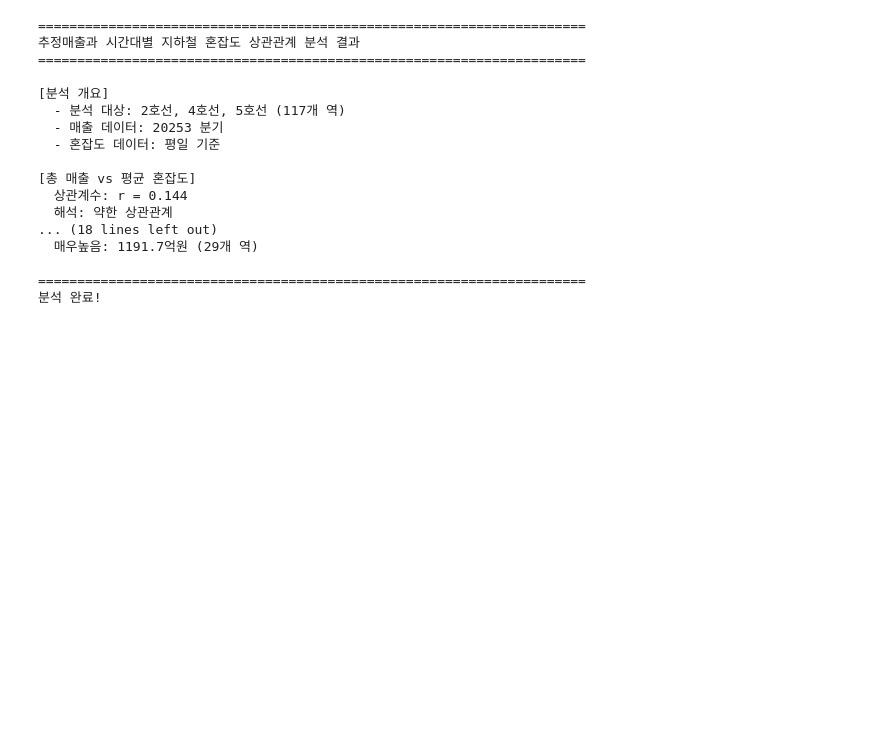
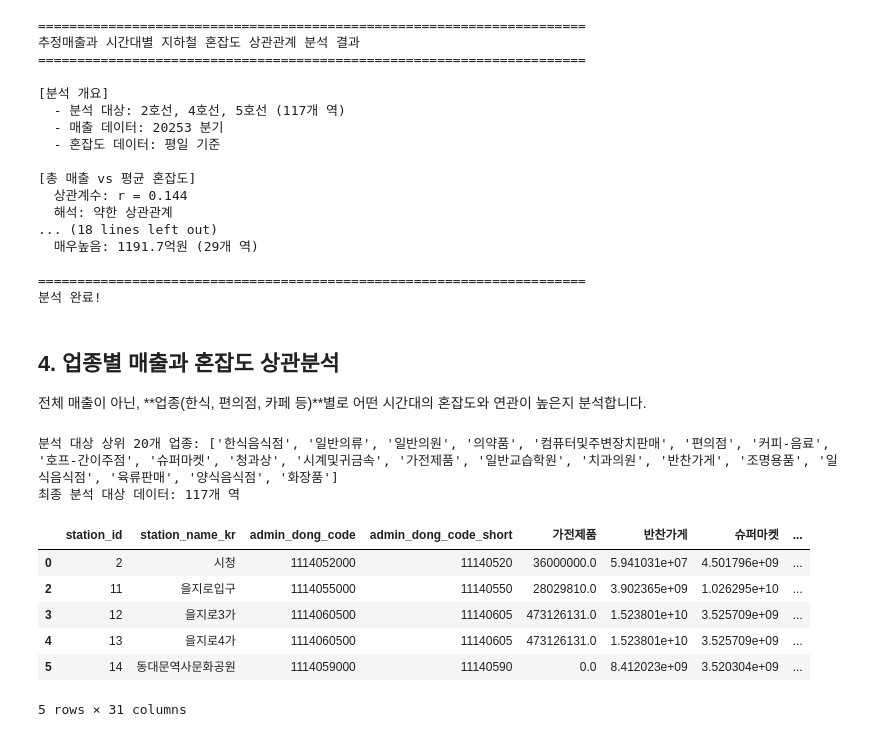
Before and after one commit to yeiloow/subway-congestion-analysis, a Jupyter notebook: notebooks/추정매출_혼잡도_상관분석.ipynb, the cells around one changed output. Saved outputs shown, nothing was run; the diff lists cells and outputs as text; code cells hidden in the pictures; blank space fills up the shorter version.

```diff
--- a/notebooks/추정매출_혼잡도_상관분석.ipynb
+++ b/notebooks/추정매출_혼잡도_상관분석.ipynb
@@ -12,6 +12,7 @@
 3. 매출과 혼잡도 간 상관관계 분석
 4. 업종별 매출 패턴과 혼잡도 관계
 # %%
+from huggingface_hub import hf_hub_download
 import sqlite3
 import pandas as pd
 import numpy as np
@@ -23,7 +24,17 @@ from IPython.display import display
 import warnings
 warnings.filterwarnings('ignore')
 
-DB_PATH = "../db/subway.db"
+repo_id = "alrq/subway"       # 데이터셋 리포지토리 ID
+filename = "db/subway.db"     # 리포지토리 내 파일 경로
+local_dir = "."               # 다운로드 받을 로컬 기본 경로 (이 경우 ./db/subway.db 로 저장됨)
+# 파일 다운로드
+# local_dir을 지정하면 리포지토리의 폴더 구조를 유지하며 파일을 저장합니다.
+DB_PATH = hf_hub_download(
+    repo_id=repo_id,
+    filename=filename,
+    repo_type="dataset",
+    local_dir=local_dir
+)
 
 def get_connection():
     return sqlite3.connect(DB_PATH)
@@ -636,3 +647,46 @@ print("분석 완료!")
 
 ======================================================================
 분석 완료!
+# %% [markdown]
+## 4. 업종별 매출과 혼잡도 상관분석
+
+전체 매출이 아닌, **업종(한식, 편의점, 카페 등)**별로 어떤 시간대의 혼잡도와 연관이 높은지 분석합니다.
+# %%
+# 1. 업종별로 매출 집계
+industry_revenue = df_revenue_latest.groupby(['admin_dong_code_short', 'service_type_name'])['month_sales_amt'].sum().reset_index()
+
+# 2. 주요 업종 선정 (매출 총액 기준 상위 20개)
+top_industries = industry_revenue.groupby('service_type_name')['month_sales_amt'].sum().sort_values(ascending=False).head(20).index.tolist()
+print(f"분석 대상 상위 20개 업종: {top_industries}")
+
+# 3. 피벗 테이블 생성 (행: 행정동, 열: 업종별 매출)
+industry_pivot = industry_revenue[industry_revenue['service_type_name'].isin(top_industries)].pivot(
+    index='admin_dong_code_short',
+    columns='service_type_name',
+    values='month_sales_amt'
+).fillna(0)
+
+# 4. 역 정보와 병합
+# 하나의 역이 여러 행정동에 걸쳐있을 수 있으므로, 역 단위로 평균/합계를 내거나 해야 하는데,
+# 여기서는 '역-행정동' 매핑 테이블(station_dong)을 기준으로 병합합니다.
+station_industry_sales = station_dong.merge(industry_pivot, on='admin_dong_code_short', how='left')
+
+# 5. 혼잡도 데이터와 병합
+# station_id를 기준으로 혼잡도 데이터 병합
+analysis_df = station_industry_sales.merge(congestion_by_time, on='station_id', how='inner')
+
+# 결측치 처리 (매출 데이터가 없는 역 제외)
+analysis_df = analysis_df.dropna(subset=top_industries)
+
+print(f"최종 분석 대상 데이터: {len(analysis_df)}개 역")
+display(analysis_df.head())
+# %% [output]
+분석 대상 상위 20개 업종: ['한식음식점', '일반의류', '일반의원', '의약품', '컴퓨터및주변장치판매', '편의점', '커피-음료', '호프-간이주점', '슈퍼마켓', '청과상', '시계및귀금속', '가전제품', '일반교습학원', '치과의원', '반찬가게', '조명용품', '일식음식점', '육류판매', '양식음식점', '화장품']
+최종 분석 대상 데이터: 117개 역
+|  | station_id | station_name_kr | admin_dong_code | admin_dong_code_short | 가전제품 | 반찬가게 | 슈퍼마켓 | ... |
+| 0 | 2 | 시청 | 1114052000 | 11140520 | 36000000.0 | 5.941031e+07 | 4.501796e+09 | ... |
+| 2 | 11 | 을지로입구 | 1114055000 | 11140550 | 28029810.0 | 3.902365e+09 | 1.026295e+10 | ... |
+| 3 | 12 | 을지로3가 | 1114060500 | 11140605 | 473126131.0 | 1.523801e+10 | 3.525709e+09 | ... |
+| 4 | 13 | 을지로4가 | 1114060500 | 11140605 | 473126131.0 | 1.523801e+10 | 3.525709e+09 | ... |
+| 5 | 14 | 동대문역사문화공원 | 1114059000 | 11140590 | 0.0 | 8.412023e+09 | 3.520304e+09 | ... |
+5 rows × 31 columns
```
Also changed, not shown: parts of 2 cells of this notebook, 24 other files.
